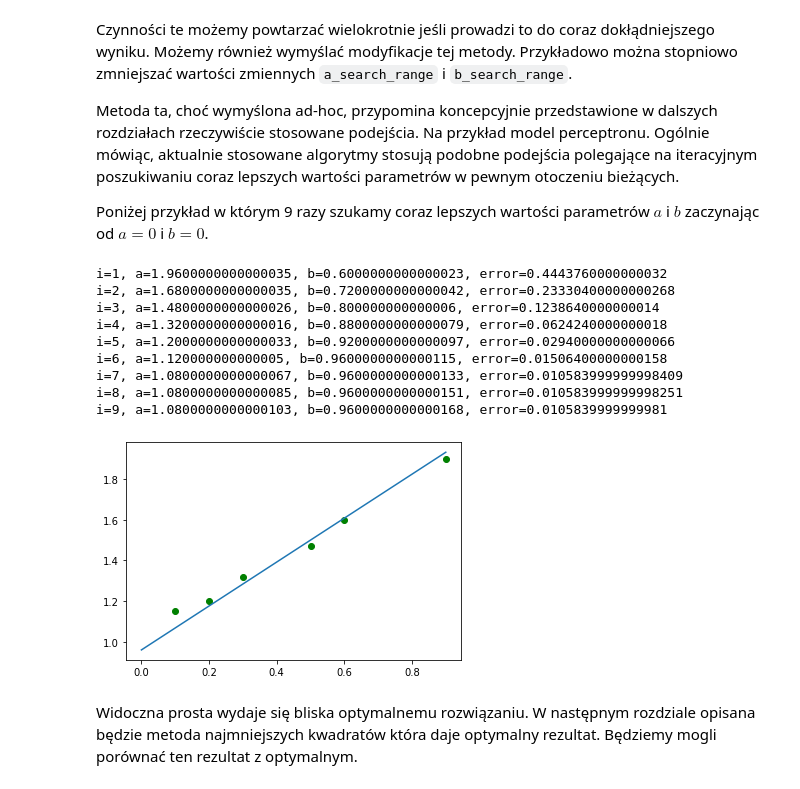
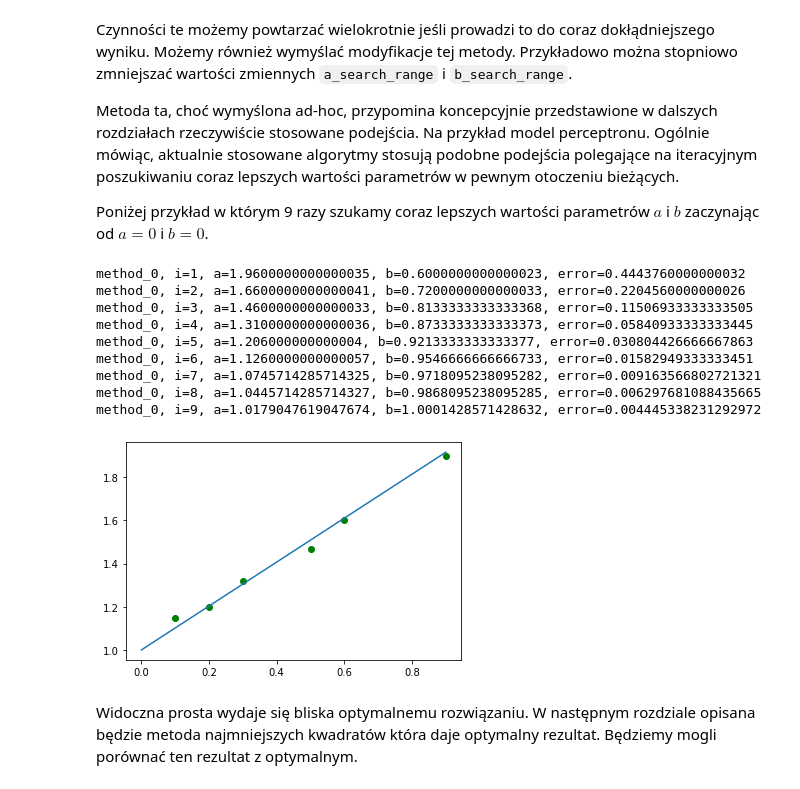
Before and after one commit to fdafadf/ml, a Jupyter notebook: MachineLearning.ipynb, the cells around one changed output. Cells and saved outputs as stored; diff of their text form; code cells hidden in the pictures.

```diff
--- a/MachineLearning.ipynb
+++ b/MachineLearning.ipynb
@@ -123,42 +123,44 @@ Metoda ta, choć wymyślona ad-hoc, przypomina koncepcyjnie przedstawione w dals
 
 Poniżej przykład w którym 9 razy szukamy coraz lepszych wartości parametrów $a$ i $b$ zaczynając od $a=0$ i $b=0$.
 # %%
-def find_better(c, v, error_fn, range):
-  range = 2
+def find_better(c, v, error_fn, range=2):
   step = range / 50
   start = v - range
   stop = v + range
   errors = np.array([[v2, error_fn(c, v2)] for v2 in np.arange(start, stop, step)])
   return errors[errors[:, 1].argmin()]
 
 def find_better_a(data, a, b, i):
   return find_better(b, a, lambda b, a: calculate_error(data, a, b), 2 / i)
 
 def find_better_b(data, a, b, i):
   return find_better(a, b, lambda a, b: calculate_error(data, a, b), 2 / i)
 
-a = 0
-b = 0
+def method_0(data, print_error=False, iterations=10):
+  a = 0
+  b = 0
+  for i in range(1, iterations):
+    better = find_better_a(data, a, b, i)
+    a = better[0]
+    better = find_better_b(data, a, b, i)
+    b = better[0]
+    if print_error:
+      print(f"method_0, i={i}, a={a}, b={b}, error={better[1]}")
+  return a, b
 
-for i in range(1, 10):
-  better = find_better_a(data, a, b, i)
-  a = better[0]
-  better = find_better_b(data, a, b, i)
-  b = better[0]
-  print(f"i={i}, a={a}, b={b}, error={better[1]}")
-
+a, b = method_0(data, print_error=True)
 draw_data_and_line(data, a, b)
 # %% [output]
-i=1, a=1.9600000000000035, b=0.6000000000000023, error=0.4443760000000032
-i=2, a=1.6800000000000035, b=0.7200000000000042, error=0.23330400000000268
-i=3, a=1.4800000000000026, b=0.800000000000006, error=0.1238640000000014
-i=4, a=1.3200000000000016, b=0.8800000000000079, error=0.0624240000000018
-i=5, a=1.2000000000000033, b=0.9200000000000097, error=0.02940000000000066
-i=6, a=1.120000000000005, b=0.9600000000000115, error=0.01506400000000158
-i=7, a=1.0800000000000067, b=0.9600000000000133, error=0.010583999999998409
-i=8, a=1.0800000000000085, b=0.9600000000000151, error=0.010583999999998251
-i=9, a=1.0800000000000103, b=0.9600000000000168, error=0.0105839999999981
+method_0, i=1, a=1.9600000000000035, b=0.6000000000000023, error=0.4443760000000032
+method_0, i=2, a=1.6600000000000041, b=0.7200000000000033, error=0.2204560000000026
+method_0, i=3, a=1.4600000000000033, b=0.8133333333333368, error=0.11506933333333505
+method_0, i=4, a=1.3100000000000036, b=0.8733333333333373, error=0.05840933333333445
+method_0, i=5, a=1.206000000000004, b=0.9213333333333377, error=0.030804426666667863
+method_0, i=6, a=1.1260000000000057, b=0.9546666666666733, error=0.01582949333333451
+method_0, i=7, a=1.0745714285714325, b=0.9718095238095282, error=0.009163566802721321
+method_0, i=8, a=1.0445714285714327, b=0.9868095238095285, error=0.006297681088435665
+method_0, i=9, a=1.0179047619047674, b=1.0001428571428632, error=0.004445338231292972
-[figure, old version]
+[figure, new version]
 # %% [markdown]
 Widoczna prosta wydaje się bliska optymalnemu rozwiązaniu. W następnym rozdziale opisana będzie metoda najmniejszych kwadratów która daje optymalny rezultat. Będziemy mogli porównać ten rezultat z optymalnym.
 # %% [markdown]
```
Also changed, not shown: parts of 18 cells of this notebook.
